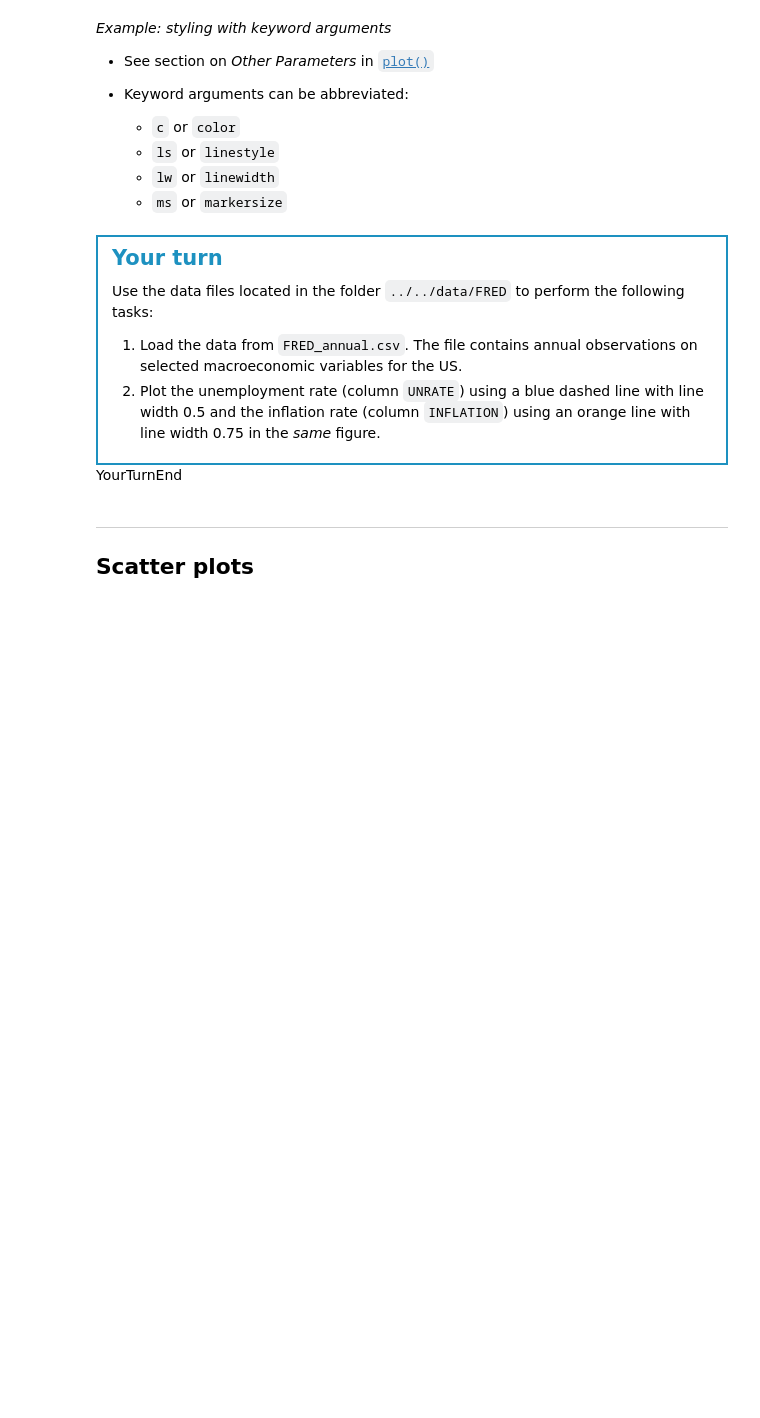
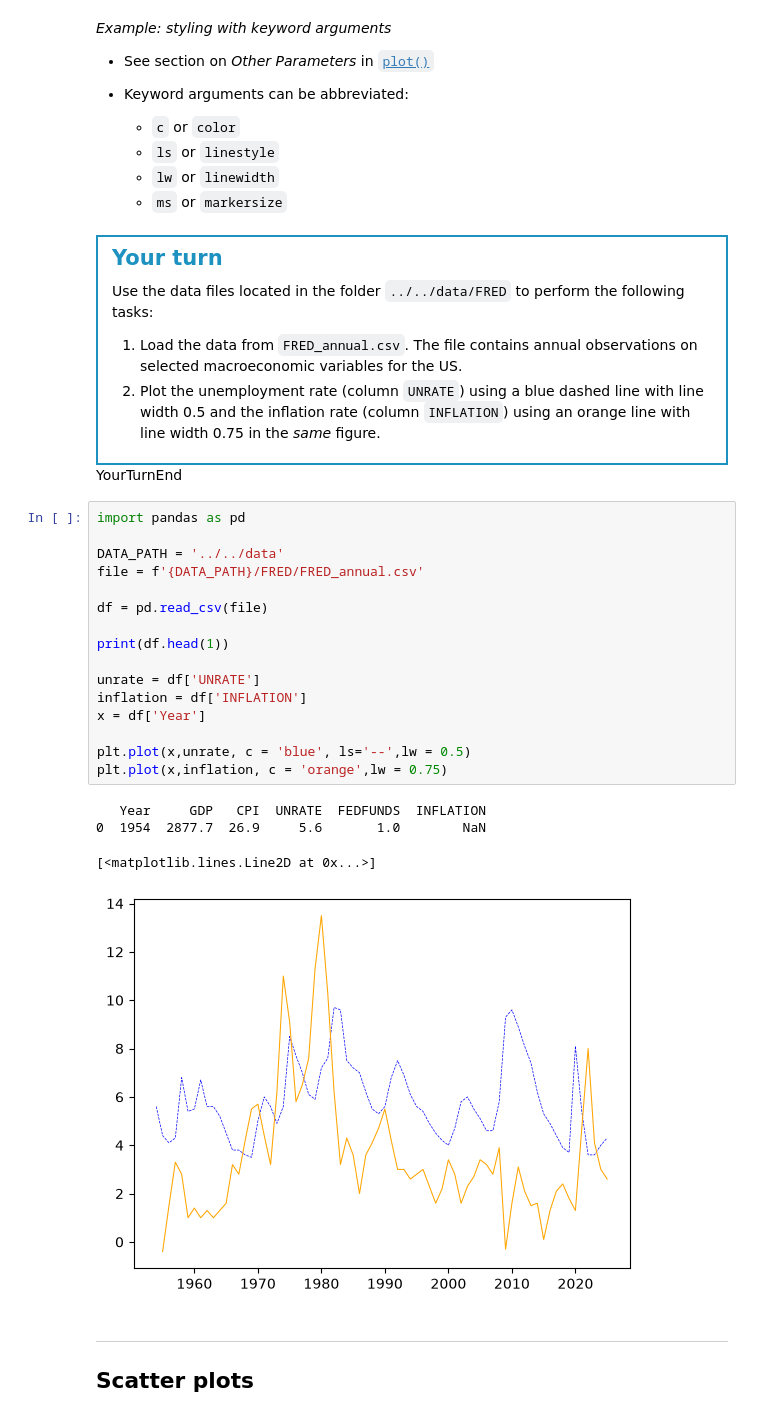
Before and after one commit to mariushemp/TECH2-H26, a Jupyter notebook: lectures/lecture3/lecture3-MHP.ipynb, the cells around one changed output. Drawn from its saved outputs; the diff is of its cells as text; blank space fills up the shorter version.

```diff
--- a/lectures/lecture3/lecture3-MHP.ipynb
+++ b/lectures/lecture3/lecture3-MHP.ipynb
@@ -90,6 +93,27 @@ Use the data files located in the folder `../../data/FRED` to perform the follow
 2. Plot the unemployment rate (column `UNRATE`) using a blue dashed line with line width 0.5 and the inflation rate (column `INFLATION`) using an orange line with line width 0.75 in the *same* figure.
 </div>
 <span style="display: none;">YourTurnEnd</span>
+# %%
+import pandas as pd
+
+DATA_PATH = '../../data'
+file = f'{DATA_PATH}/FRED/FRED_annual.csv'
+
+df = pd.read_csv(file)
+
+print(df.head(1))
+
+unrate = df['UNRATE']
+inflation = df['INFLATION']
+x = df['Year']
+
+plt.plot(x,unrate, c = 'blue', ls='--',lw = 0.5)
+plt.plot(x,inflation, c = 'orange',lw = 0.75)
+# %% [output]
+   Year     GDP   CPI  UNRATE  FEDFUNDS  INFLATION
+0  1954  2877.7  26.9     5.6       1.0        NaN
+[<matplotlib.lines.Line2D at 0x...>]
+[figure, added]
 # %% [markdown]
 ***
 ## Scatter plots
```
Also changed, not shown: parts of 12 cells of this notebook.
